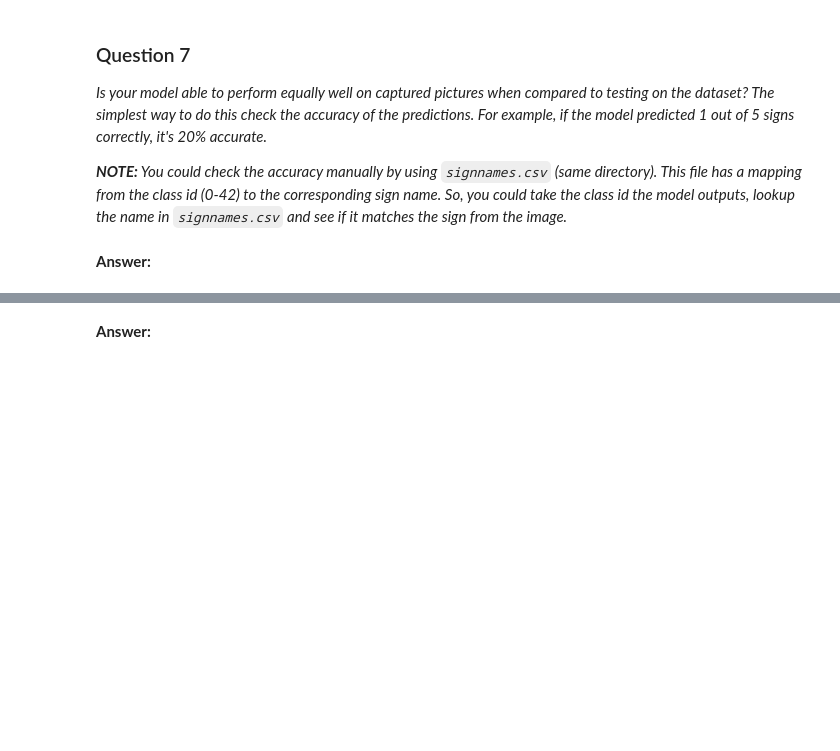
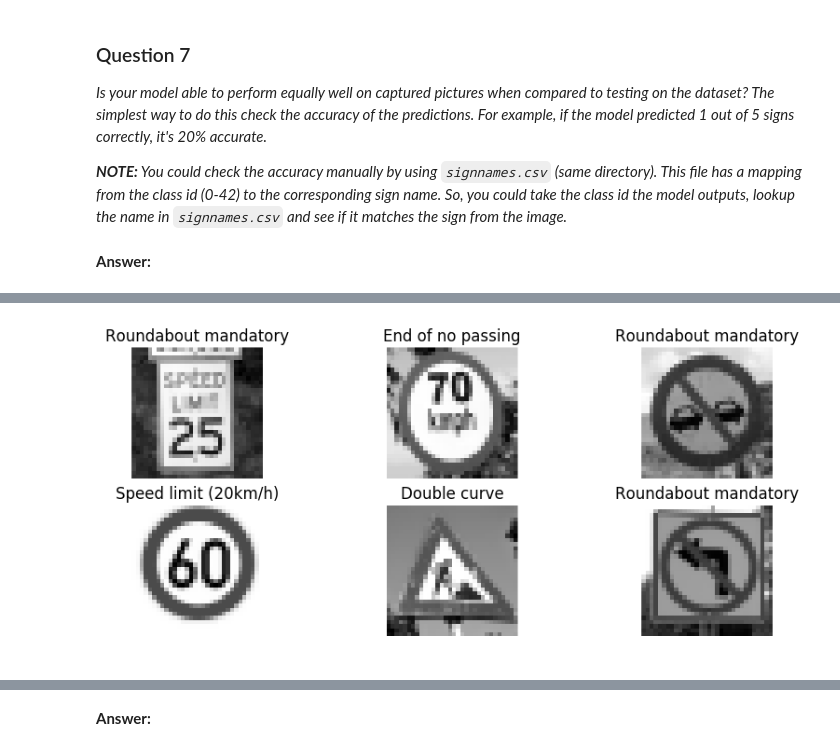
Before and after one commit to berickson/CarND-Traffic-Signs, a Jupyter notebook: Traffic_Signs_Recognition.ipynb, the cells around one changed output, grey strips where cells are left out. Cells and saved outputs as stored; diff of their text form; code cells hidden in the pictures; blank space fills up the shorter version.

```diff
--- a/Traffic_Signs_Recognition.ipynb
+++ b/Traffic_Signs_Recognition.ipynb
@@ -670,0 +687,10 @@ Looking just at the first row we get `[ 0.34763842,  0.24879643,  0.12789202]`,
+# %%
+i = 0
+plt.figure(figsize=(10,4))
+for im in bw_images:
+    i+=1
+    predicted_name = sign_names.SignName[predict_one(im)]
+    plt.subplot(2,3,i)
+    plot_image(im, title= predicted_name)
+# %% [output]
+[figure, added]
```
Also changed, not shown: parts of 47 cells of this notebook, 6 other files.
